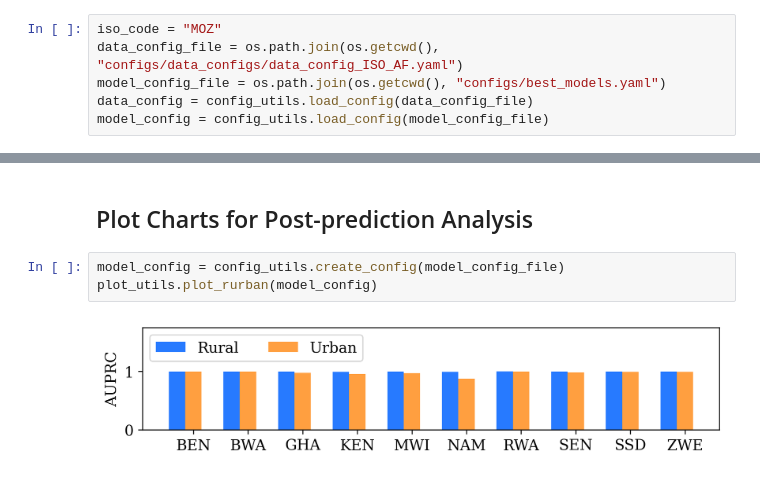
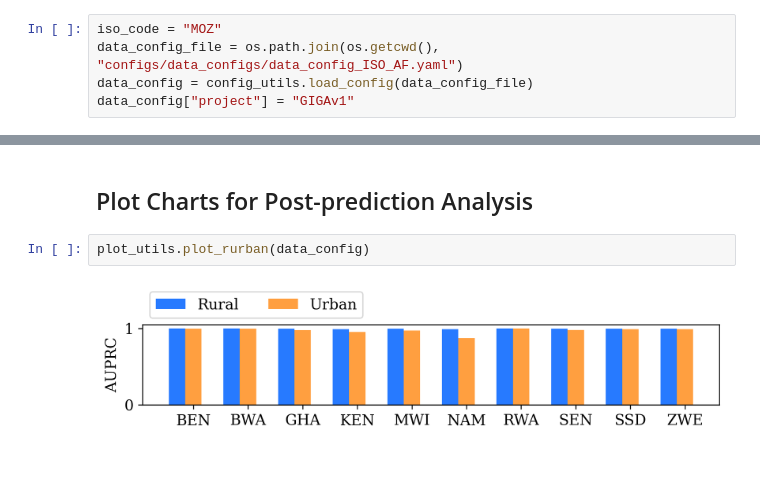
Before and after one commit to unicef/giga-global-school-mapping, a Jupyter notebook: notebooks/10_post_analysis.ipynb, the cells around one changed output, grey strips where cells are left out. Saved outputs shown, nothing was run; the diff lists cells and outputs as text.

```diff
--- a/notebooks/10_post_analysis.ipynb
+++ b/notebooks/10_post_analysis.ipynb
@@ -14,9 +14,8 @@ from utils import config_utils
 # %%
 iso_code = "MOZ"
 data_config_file = os.path.join(os.getcwd(), "configs/data_configs/data_config_ISO_AF.yaml")
-model_config_file = os.path.join(os.getcwd(), "configs/best_models.yaml")
 data_config = config_utils.load_config(data_config_file)
-model_config = config_utils.load_config(model_config_file)
+data_config["project"] = "GIGAv1"
 # %% [markdown]
 ## Load Data
 # %%
@@ -50,8 +48,7 @@ plot_utils.plot_choropleth(master, preds[preds.prob > 0.5], data_config, iso_cod
 # %% [markdown]
 ## Plot Charts for Post-prediction Analysis
 # %%
-model_config = config_utils.create_config(model_config_file)
-plot_utils.plot_rurban(model_config)
+plot_utils.plot_rurban(data_config)
 # %% [output]
-[figure, old version]
+[figure, new version]
 # %%
```
Also changed, not shown: parts of 5 cells of this notebook, 1 other file.
